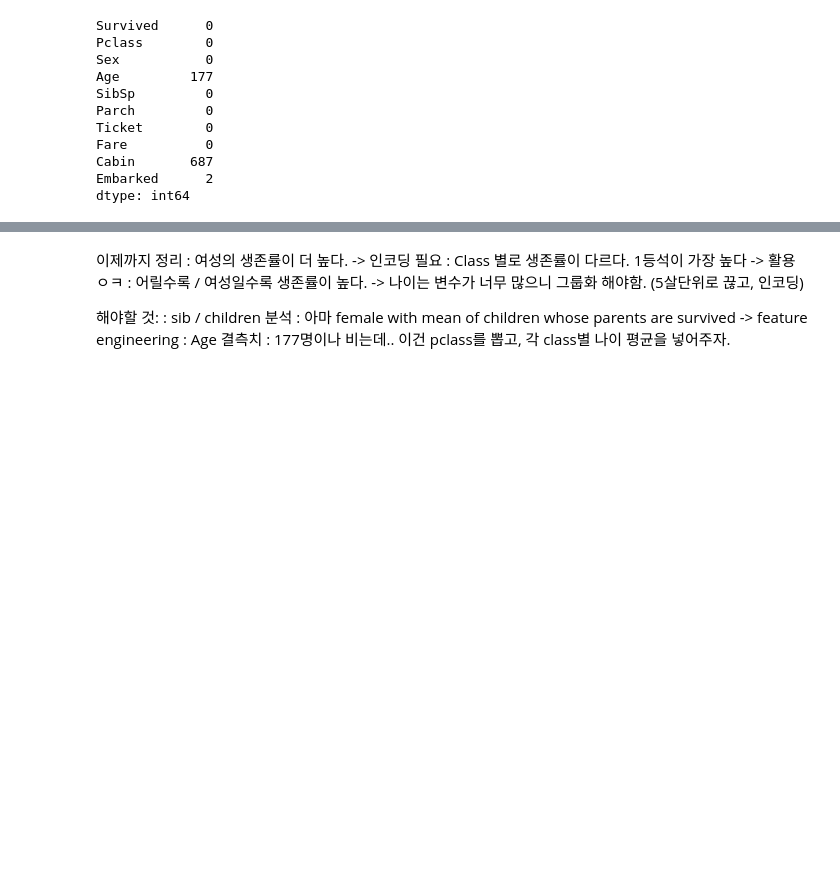
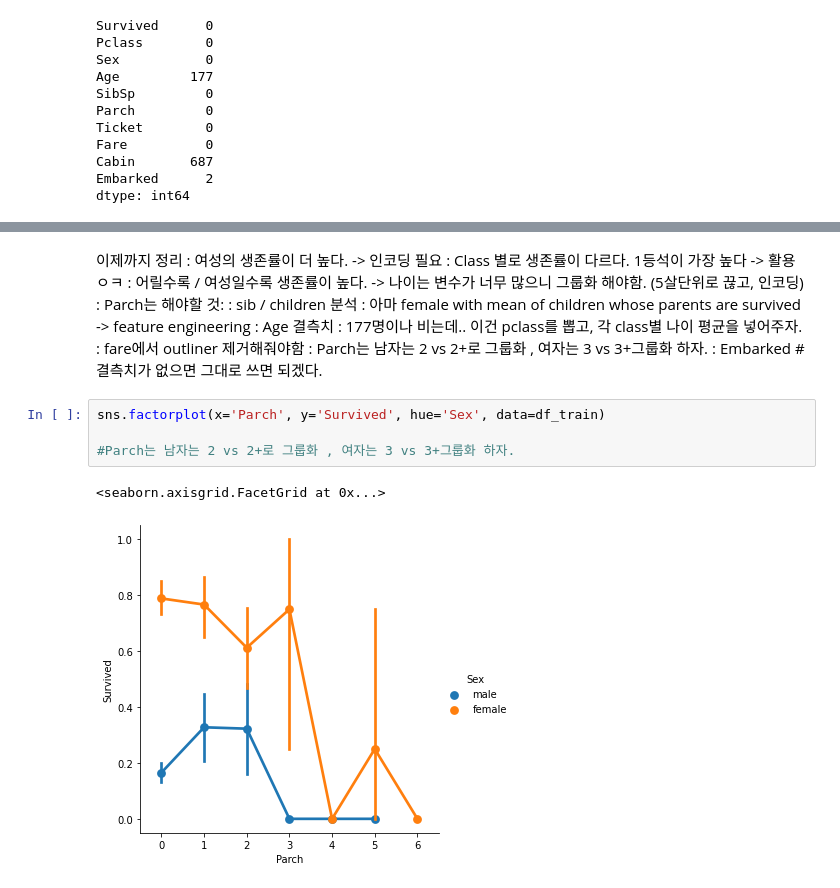
Before and after one commit to ramsoi53/ramsoi, a Jupyter notebook: ML_Titanic.ipynb, the cells around one changed output, grey strips where cells are left out. Drawn from its saved outputs; the diff is of its cells as text; blank space fills up the shorter version.

```diff
--- a/ML_Titanic.ipynb
+++ b/ML_Titanic.ipynb
@@ -236,8 +271,18 @@ dtype: int64
 : 여성의 생존률이 더 높다. -> 인코딩 필요
 : Class 별로 생존률이 다르다. 1등석이 가장 높다 -> 활용 ㅇㅋ
 : 어릴수록 / 여성일수록 생존률이 높다. -> 나이는 변수가 너무 많으니 그룹화 해야함. (5살단위로 끊고, 인코딩)
-
+: Parch는
 해야할 것:
 : sib / children 분석
 : 아마 female with mean of children whose parents are survived -> feature engineering
 : Age 결측치 : 177명이나 비는데.. 이건 pclass를 뽑고, 각 class별 나이 평균을 넣어주자.
+: fare에서 outliner 제거해줘야함
+: Parch는 남자는 2 vs 2+로 그룹화 , 여자는 3 vs 3+그룹화 하자.
+: Embarked # 결측치가 없으면 그대로 쓰면 되겠다.
+# %%
+sns.factorplot(x='Parch', y='Survived', hue='Sex', data=df_train)
+
+#Parch는 남자는 2 vs 2+로 그룹화 , 여자는 3 vs 3+그룹화 하자.
+# %% [output]
+<seaborn.axisgrid.FacetGrid at 0x...>
+[figure, added]
```
Also changed, not shown: parts of 20 cells of this notebook.
